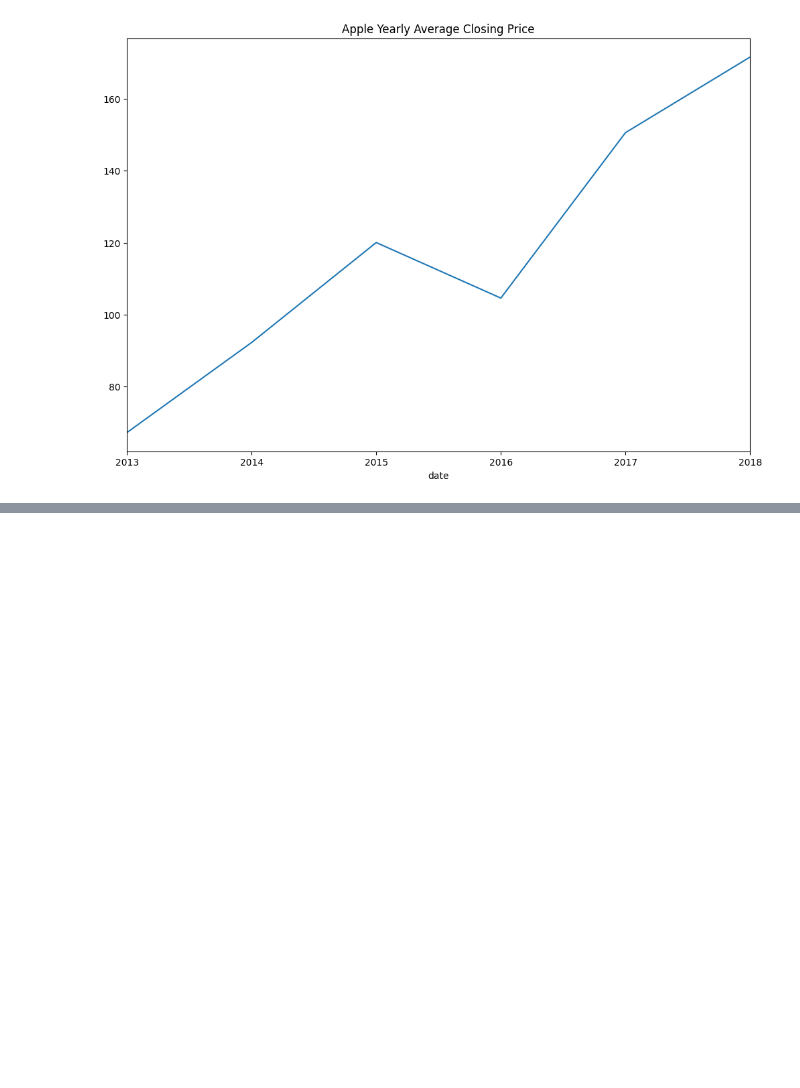
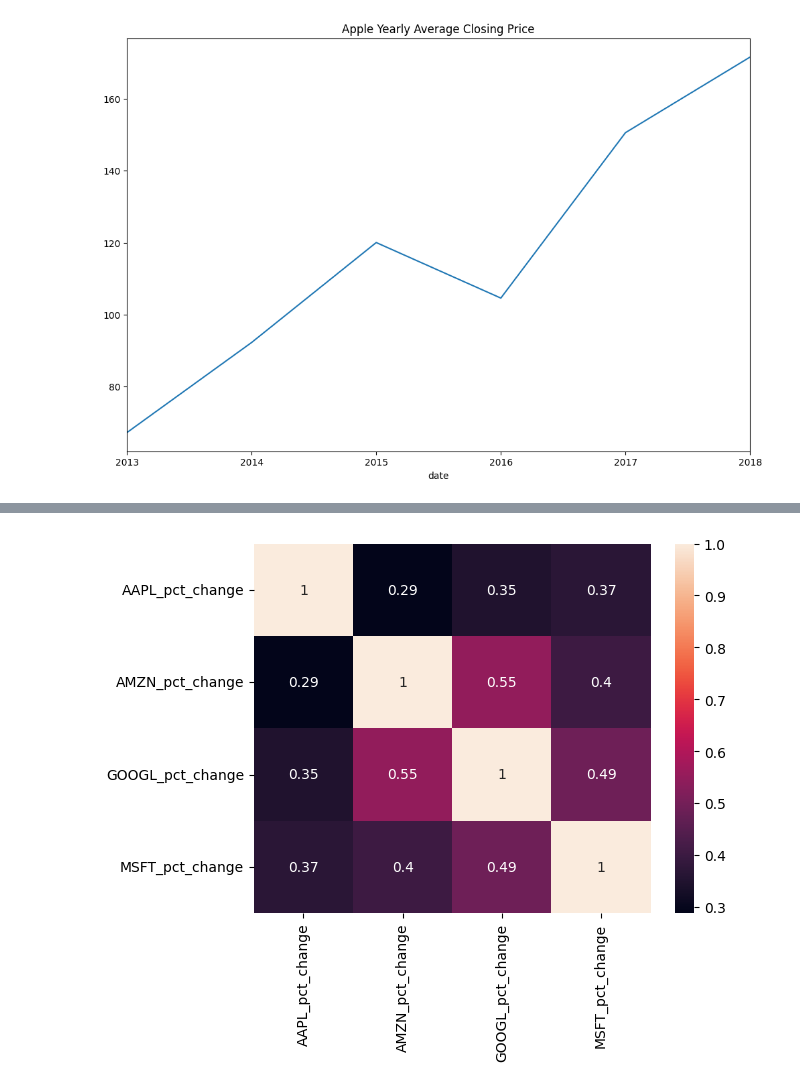
Before and after one commit to astoncrawley/us-stock-market-index, a Jupyter notebook: notebooks/us-stock-market-analysis.ipynb, the cells around one changed output, grey strips where cells are left out. Cells and saved outputs as stored; diff of their text form; code cells hidden in the pictures; blank space fills up the shorter version.

```diff
--- a/notebooks/us-stock-market-analysis.ipynb
+++ b/notebooks/us-stock-market-analysis.ipynb
@@ -278,3 +410,6 @@ close_df.corr()
 # %%
-sns.heatmap(close_df.corr(), annot=True)
+# Plot heatmap to visualise the correlation matrix
+sns.heatmap(change_df.corr(), annot=True)
 plt.show()
+# %% [output]
+[figure, added]
```
Also changed, not shown: parts of 38 cells of this notebook.
